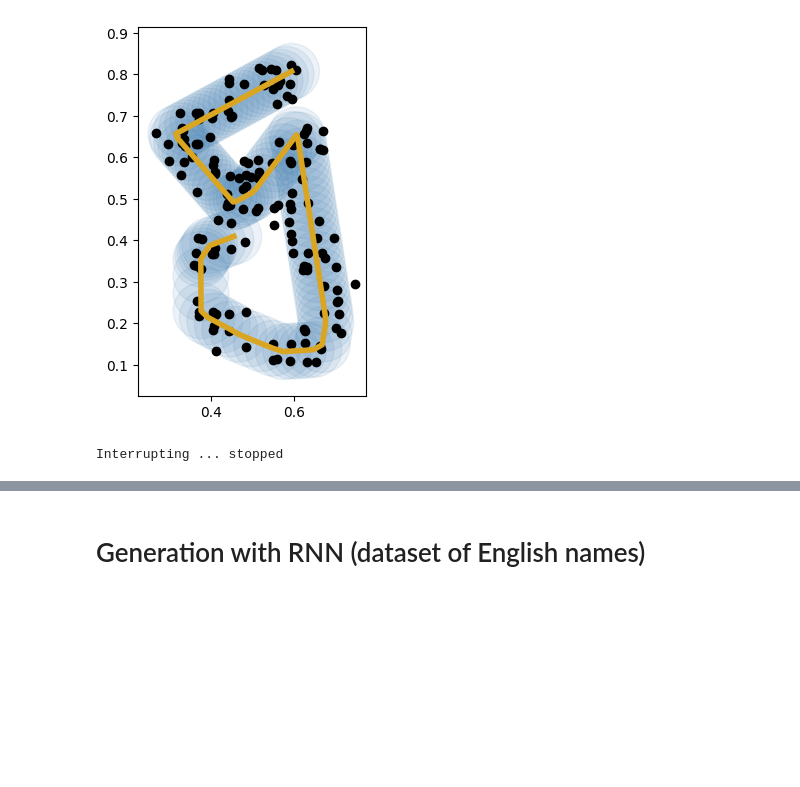
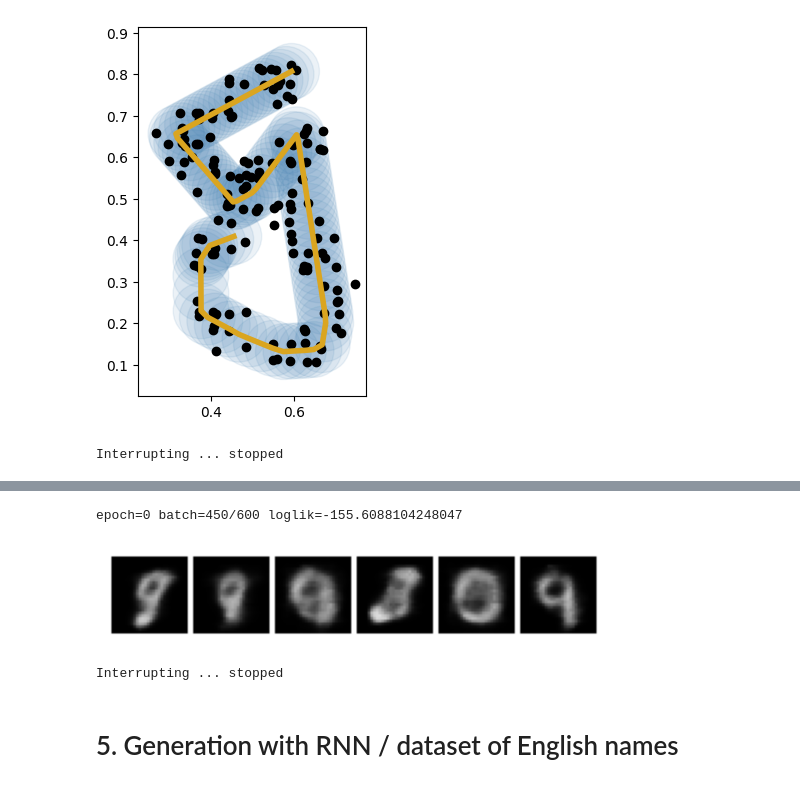
Before and after one commit to damonjw/datasci, a Jupyter notebook: nn.ipynb, the cells around one changed output, grey strips where cells are left out. Drawn from its saved outputs; the diff is of its cells as text; code cells hidden in the pictures; blank space fills up the shorter version.

```diff
--- a/nn.ipynb
+++ b/nn.ipynb
@@ -295,5 +413,35 @@ Interrupting ... stopped
+# %%
+gen = BernoulliImageGenerator(d=4)
+model = GaussianEncoder(gen)
+
+ei_mnist = enumerate_cycle(mnist_batched, shuffle=False)
+# %%
+optimizer = optim.Adam(model.parameters())
+zsamp = torch.normal(mean=0.0, std=1.0, size=(6,model.d))
+
+with Interruptable() as check_interrupted:
+    for (epoch,batch_num),(imgs,lbls) in ei_mnist:
+        check_interrupted()
+        optimizer.zero_grad()
+        loglik_lb = torch.mean(model.loglik_lb(imgs))
+        (-loglik_lb).backward()
+        optimizer.step()
+
+        if batch_num % 25 == 0:
+            IPython.display.clear_output(wait=True)
+            print(f'epoch={epoch} batch={batch_num}/{len(mnist_batched)} loglik={loglik_lb.item()}')
+            with torch.no_grad():
+                rx = model.decode(zsamp)
+                imgs = torchvision.utils.make_grid(rx, nrow=7, pad_value=1)
+            plt.imshow(imgs.numpy().transpose((1,2,0)))
+            plt.axis('off')
+            plt.show()
+# %% [output]
+epoch=0 batch=450/600 loglik=-155.6088104248047
+[figure, added]
+Interrupting ... stopped
 # %% [markdown]
-# Generation with RNN (dataset of English names)
+# 5. Generation with RNN / dataset of English names
 # %%
 url = "https://www.cl.cam.ac.uk/teaching/2122/DataSci/data/english_names.txt"
 names = pandas.read_table(url, header=None, names=['X']).X.str.lower()
```
Also changed, not shown: parts of 10 cells of this notebook.
